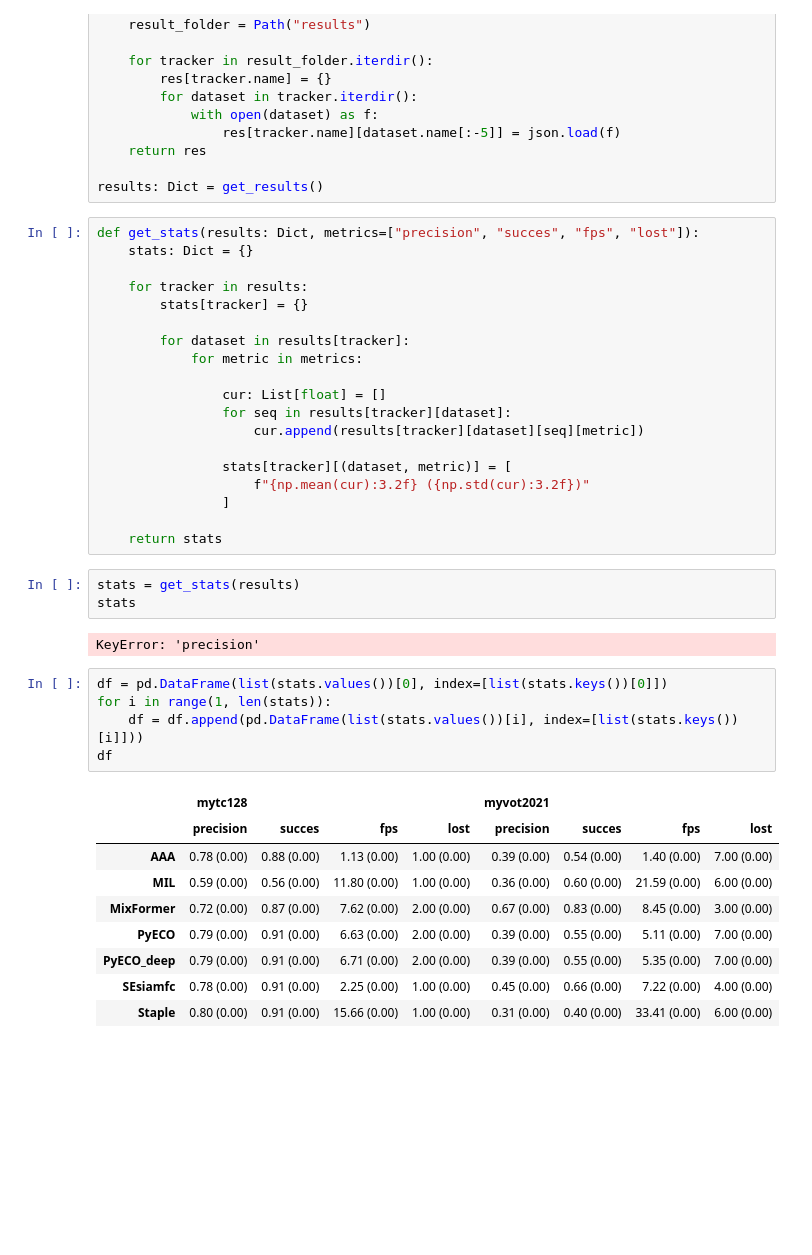
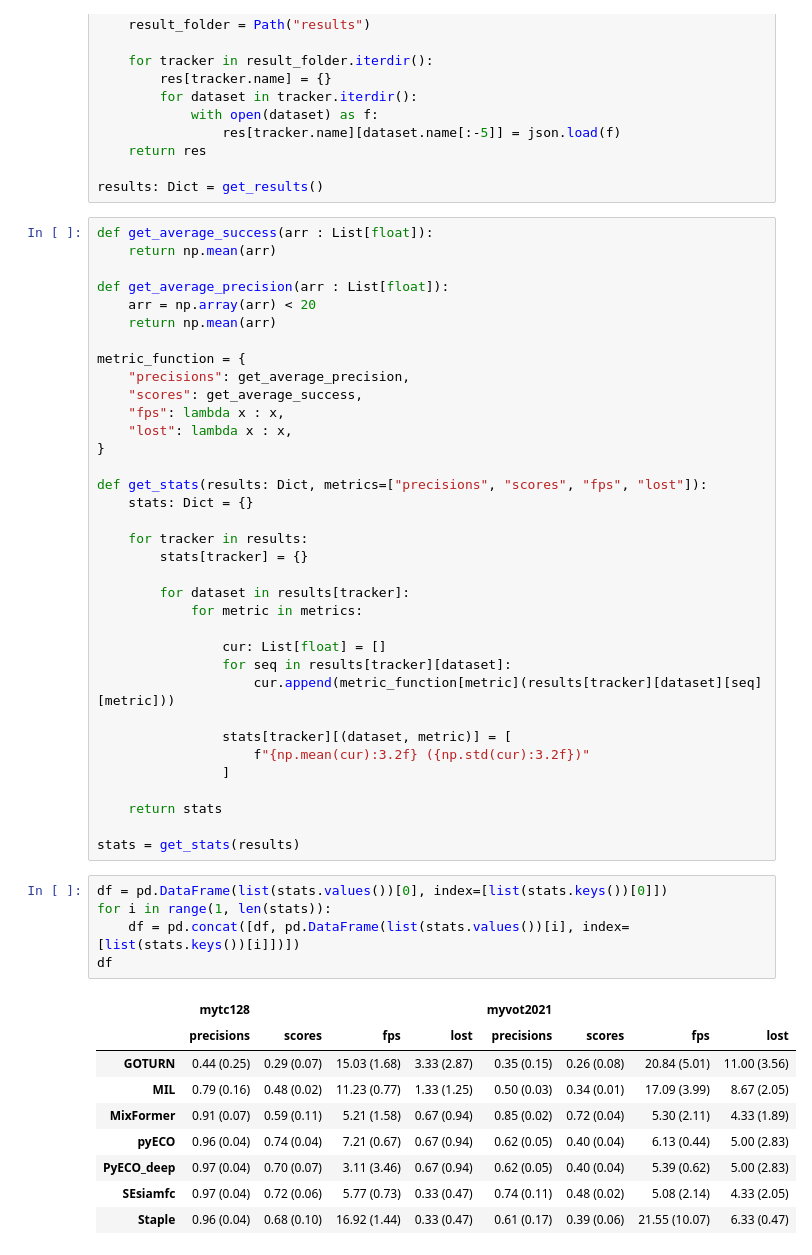
Before and after one commit to SCIA-Premium/DNN, a Jupyter notebook: benchmark_stats.ipynb, the cells around one changed output. Saved outputs shown, nothing was run; the diff lists cells and outputs as text; blank space fills up the shorter version.

```diff
--- a/benchmark_stats.ipynb
+++ b/benchmark_stats.ipynb
@@ -107,7 +107,21 @@ def get_results() -> Dict:
 
 results: Dict = get_results()
 # %%
-def get_stats(results: Dict, metrics=["precision", "succes", "fps", "lost"]):
+def get_average_success(arr : List[float]):
+    return np.mean(arr)
+
+def get_average_precision(arr : List[float]):
+    arr = np.array(arr) < 20
+    return np.mean(arr)
+
+metric_function = {
+    "precisions": get_average_precision,
+    "scores": get_average_success,
+    "fps": lambda x : x,
+    "lost": lambda x : x,
+}
+
+def get_stats(results: Dict, metrics=["precisions", "scores", "fps", "lost"]):
     stats: Dict = {}
 
     for tracker in results:
@@ -118,33 +132,30 @@ def get_stats(results: Dict, metrics=["precision", "succes", "fps", "lost"]):
 
                 cur: List[float] = []
                 for seq in results[tracker][dataset]:
-                    cur.append(results[tracker][dataset][seq][metric])
+                    cur.append(metric_function[metric](results[tracker][dataset][seq][metric]))
 
                 stats[tracker][(dataset, metric)] = [
                     f"{np.mean(cur):3.2f} ({np.std(cur):3.2f})"
                 ]
 
     return stats
+
+stats = get_stats(results)
-# %%
-stats = get_stats(results)
-stats
-# %% [output]
-KeyError: 'precision'
 # %%
 df = pd.DataFrame(list(stats.values())[0], index=[list(stats.keys())[0]])
 for i in range(1, len(stats)):
-    df = df.append(pd.DataFrame(list(stats.values())[i], index=[list(stats.keys())[i]]))
+    df = pd.concat([df, pd.DataFrame(list(stats.values())[i], index=[list(stats.keys())[i]])])
 df
 # %% [output]
 |  | mytc128 |  |  |  | myvot2021 |  |  |  |
-|  | precision | succes | fps | lost | precision | succes | fps | lost |
-| AAA | 0.78 (0.00) | 0.88 (0.00) | 1.13 (0.00) | 1.00 (0.00) | 0.39 (0.00) | 0.54 (0.00) | 1.40 (0.00) | 7.00 (0.00) |
-| MIL | 0.59 (0.00) | 0.56 (0.00) | 11.80 (0.00) | 1.00 (0.00) | 0.36 (0.00) | 0.60 (0.00) | 21.59 (0.00) | 6.00 (0.00) |
-| MixFormer | 0.72 (0.00) | 0.87 (0.00) | 7.62 (0.00) | 2.00 (0.00) | 0.67 (0.00) | 0.83 (0.00) | 8.45 (0.00) | 3.00 (0.00) |
-| PyECO | 0.79 (0.00) | 0.91 (0.00) | 6.63 (0.00) | 2.00 (0.00) | 0.39 (0.00) | 0.55 (0.00) | 5.11 (0.00) | 7.00 (0.00) |
-| PyECO_deep | 0.79 (0.00) | 0.91 (0.00) | 6.71 (0.00) | 2.00 (0.00) | 0.39 (0.00) | 0.55 (0.00) | 5.35 (0.00) | 7.00 (0.00) |
-| SEsiamfc | 0.78 (0.00) | 0.91 (0.00) | 2.25 (0.00) | 1.00 (0.00) | 0.45 (0.00) | 0.66 (0.00) | 7.22 (0.00) | 4.00 (0.00) |
-| Staple | 0.80 (0.00) | 0.91 (0.00) | 15.66 (0.00) | 1.00 (0.00) | 0.31 (0.00) | 0.40 (0.00) | 33.41 (0.00) | 6.00 (0.00) |
+|  | precisions | scores | fps | lost | precisions | scores | fps | lost |
+| GOTURN | 0.44 (0.25) | 0.29 (0.07) | 15.03 (1.68) | 3.33 (2.87) | 0.35 (0.15) | 0.26 (0.08) | 20.84 (5.01) | 11.00 (3.56) |
+| MIL | 0.79 (0.16) | 0.48 (0.02) | 11.23 (0.77) | 1.33 (1.25) | 0.50 (0.03) | 0.34 (0.01) | 17.09 (3.99) | 8.67 (2.05) |
+| MixFormer | 0.91 (0.07) | 0.59 (0.11) | 5.21 (1.58) | 0.67 (0.94) | 0.85 (0.02) | 0.72 (0.04) | 5.30 (2.11) | 4.33 (1.89) |
+| pyECO | 0.96 (0.04) | 0.74 (0.04) | 7.21 (0.67) | 0.67 (0.94) | 0.62 (0.05) | 0.40 (0.04) | 6.13 (0.44) | 5.00 (2.83) |
+| PyECO_deep | 0.97 (0.04) | 0.70 (0.07) | 3.11 (3.46) | 0.67 (0.94) | 0.62 (0.05) | 0.40 (0.04) | 5.39 (0.62) | 5.00 (2.83) |
+| SEsiamfc | 0.97 (0.04) | 0.72 (0.06) | 5.77 (0.73) | 0.33 (0.47) | 0.74 (0.11) | 0.48 (0.02) | 5.08 (2.14) | 4.33 (2.05) |
+| Staple | 0.96 (0.04) | 0.68 (0.10) | 16.92 (1.44) | 0.33 (0.47) | 0.61 (0.17) | 0.39 (0.06) | 21.55 (10.07) | 6.33 (0.47) |
 # %%
 txt = df.style.to_latex(
     position="!ht",
```
Also changed, not shown: parts of 2 cells of this notebook, 3 other files.
